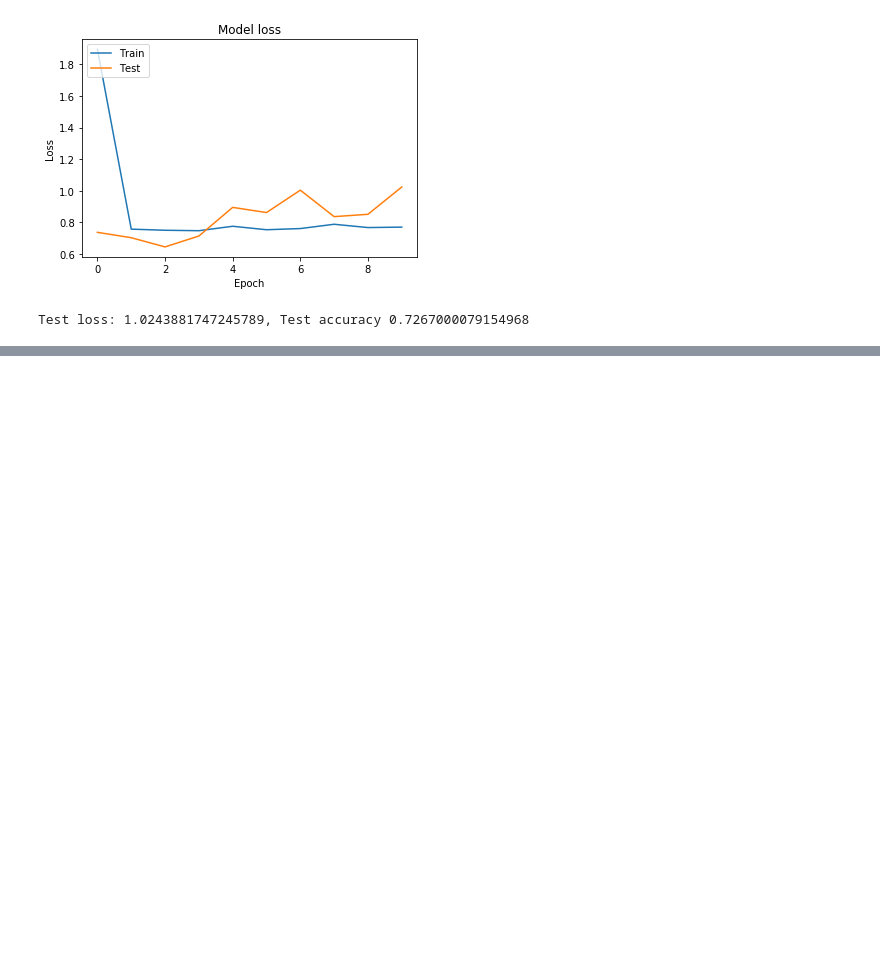
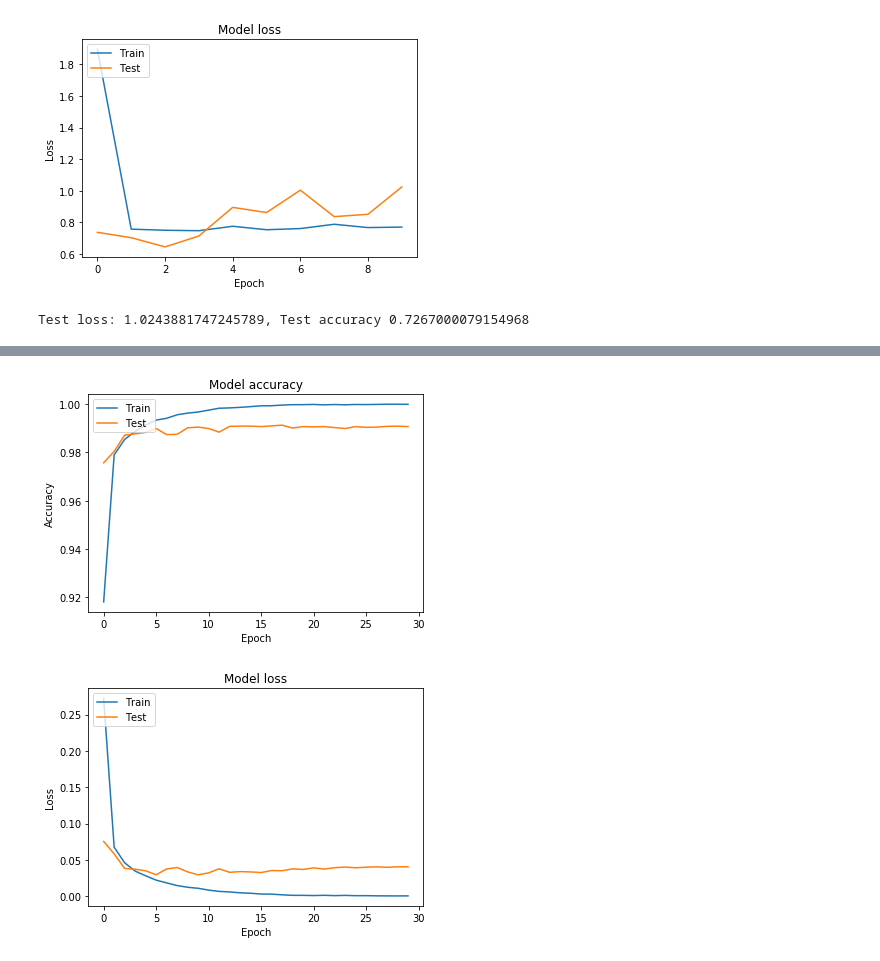
Before and after one commit to antfor/DAT405, a Jupyter notebook: assignment6/DAT405_neural_networks_Anton.ipynb, the cells around one changed output, grey strips where cells are left out. Saved outputs shown, nothing was run; the diff lists cells and outputs as text; code cells hidden in the pictures; blank space fills up the shorter version.

```diff
--- a/assignment6/DAT405_neural_networks_Anton.ipynb
+++ b/assignment6/DAT405_neural_networks_Anton.ipynb
@@ -8,8 +8,17 @@ from keras.layers import Dense, Dropout, Flatten
 from keras.layers import Conv2D, MaxPooling2D
 from keras import backend as K
 from keras.layers import GaussianNoise
+from keras.layers import Conv3D
+from keras.layers import MaxPooling3D
 from keras import regularizers
 import matplotlib.pyplot as plt
+
+import tensorflow as tf
+
+
+config = tf.ConfigProto( device_count = {'GPU': 1 , 'CPU': 4} )
+sess = tf.Session(config=config)
+keras.backend.set_session(sess)
 # %%
 
 batch_size = 128
@@ -388,8 +401,8 @@ four()
 # %%
-def four()B:
+def fourB():
     batch_size = 128
     num_classes = 10
-    epochs = 10
+    epochs = 30
 
     # input image dimensions
     img_rows, img_cols = 28, 28
@@ -417,15 +430,13 @@ def four()B:
 
     ## Define model ##
     model = Sequential()
-    model.add(Conv2D(32, kernel_size=(3, 3),
-                 activation='relu',
-                 input_shape=input_shape))
-    model.add(Conv2D(64, (3, 3), activation='relu'))
+
+    model.add(Conv2D(20, (5,5), activation='relu',input_shape = input_shape))
+    model.add(Conv2D(40, (5,5), activation='relu',input_shape = input_shape))
     model.add(MaxPooling2D(pool_size=(2, 2)))
-    model.add(Dropout(0.25))
     model.add(Flatten())
-    model.add(Dense(128, activation='relu'))
-    model.add(Dropout(0.5))
+    model.add(Dense(100, activation ='relu'))
+
     model.add(Dense(num_classes, activation='softmax'))
     model.compile(loss=keras.losses.categorical_crossentropy,
                    optimizer=keras.optimizers.SGD(lr = 0.1),
@@ -439,3 +450,8 @@ def four()B:
     score = model.evaluate(x_test, y_test, verbose=0)
     plotAccuracy(history)
     print('Test loss: {}, Test accuracy {}'.format(score[0], score[1]))
+# %%
+fourB()
+# %% [output]
+[figure, added]
+[figure, added]
```
Also changed, not shown: parts of 3 cells of this notebook.
